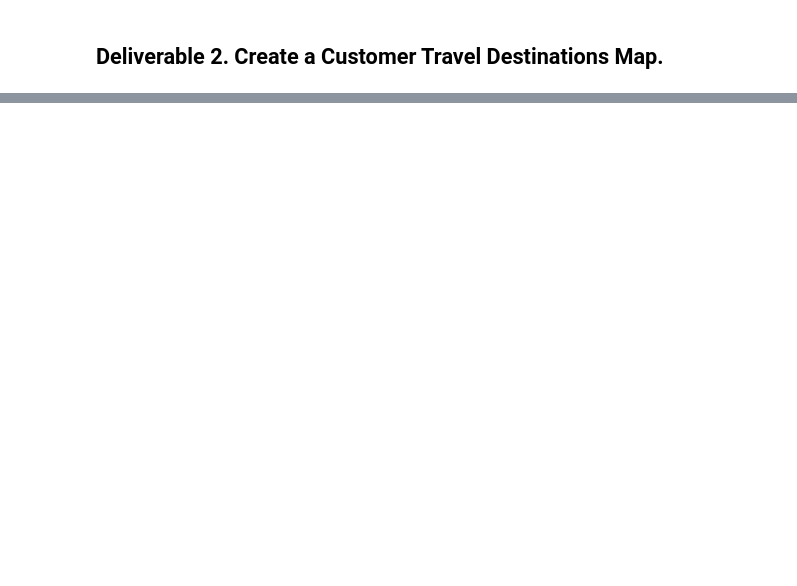
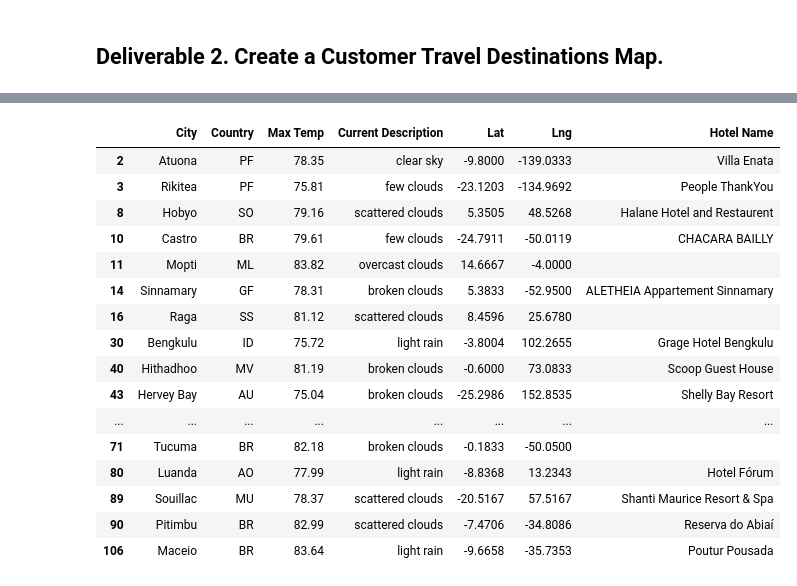
Before and after one commit to ginaikramer/World_Weather_Analysis, a Jupyter notebook: Vacation_Search/Vacation_Search.ipynb, the cells around one changed output, grey strips where cells are left out. Cells and saved outputs as stored; diff of their text form; code cells hidden in the pictures; blank space fills up the shorter version.

```diff
--- a/Vacation_Search/Vacation_Search.ipynb
+++ b/Vacation_Search/Vacation_Search.ipynb
@@ -18,4 +17,4 @@ ModuleNotFoundError: No module named 'config'
 # %%
 # 1. Import the WeatherPy_database.csv file.
-city_data_df = pd.read_csv("Weather_Database/WeatherPy_Database.csv")
+city_data_df=pd.read_csv("..\\Weather_Database\\WeatherPy_Database.csv")
 city_data_df.head()
@@ -60,6 +136,9 @@ for index, row in hotel_df.iterrows():
     lat = row["Lat"]
     lng = row["Lng"]
 
+    # Add the latitude and longitude to location key for the params dictionary.
+    params["location"] = f"{lat},{lng}"
+
     # 6d. Set up the base URL for the Google Directions API to get JSON data.
     base_url = "https://maps.googleapis.com/maps/api/place/nearbysearch/json"
 
@@ -74,2 +171,22 @@ for index, row in hotel_df.iterrows():
+# %%
+hotel_df.head(20)
+# %% [output]
+|  | City | Country | Max Temp | Current Description | Lat | Lng | Hotel Name |
+| 2 | Atuona | PF | 78.35 | clear sky | -9.8000 | -139.0333 | Villa Enata |
+| 3 | Rikitea | PF | 75.81 | few clouds | -23.1203 | -134.9692 | People ThankYou |
+| 8 | Hobyo | SO | 79.16 | scattered clouds | 5.3505 | 48.5268 | Halane Hotel and Restaurent |
+| 10 | Castro | BR | 79.61 | few clouds | -24.7911 | -50.0119 | CHACARA BAILLY |
+| 11 | Mopti | ML | 83.82 | overcast clouds | 14.6667 | -4.0000 |  |
+| 14 | Sinnamary | GF | 78.31 | broken clouds | 5.3833 | -52.9500 | ALETHEIA Appartement Sinnamary |
+| 16 | Raga | SS | 81.12 | scattered clouds | 8.4596 | 25.6780 |  |
+| 30 | Bengkulu | ID | 75.72 | light rain | -3.8004 | 102.2655 | Grage Hotel Bengkulu |
+| 40 | Hithadhoo | MV | 81.19 | broken clouds | -0.6000 | 73.0833 | Scoop Guest House |
+| 43 | Hervey Bay | AU | 75.04 | broken clouds | -25.2986 | 152.8535 | Shelly Bay Resort |
+| ... | ... | ... | ... | ... | ... | ... | ... |
+| 71 | Tucuma | BR | 82.18 | broken clouds | -0.1833 | -50.0500 |  |
+| 80 | Luanda | AO | 77.99 | light rain | -8.8368 | 13.2343 | Hotel Fórum |
+| 89 | Souillac | MU | 78.37 | scattered clouds | -20.5167 | 57.5167 | Shanti Maurice Resort & Spa |
+| 90 | Pitimbu | BR | 82.99 | scattered clouds | -7.4706 | -34.8086 | Reserva do Abiaí |
+| 106 | Maceio | BR | 83.64 | light rain | -9.6658 | -35.7353 | Poutur Pousada |
 # %%
 # 7. Drop the rows where there is no Hotel Name.
```
Also changed, not shown: parts of 16 cells of this notebook, 7 other files.
